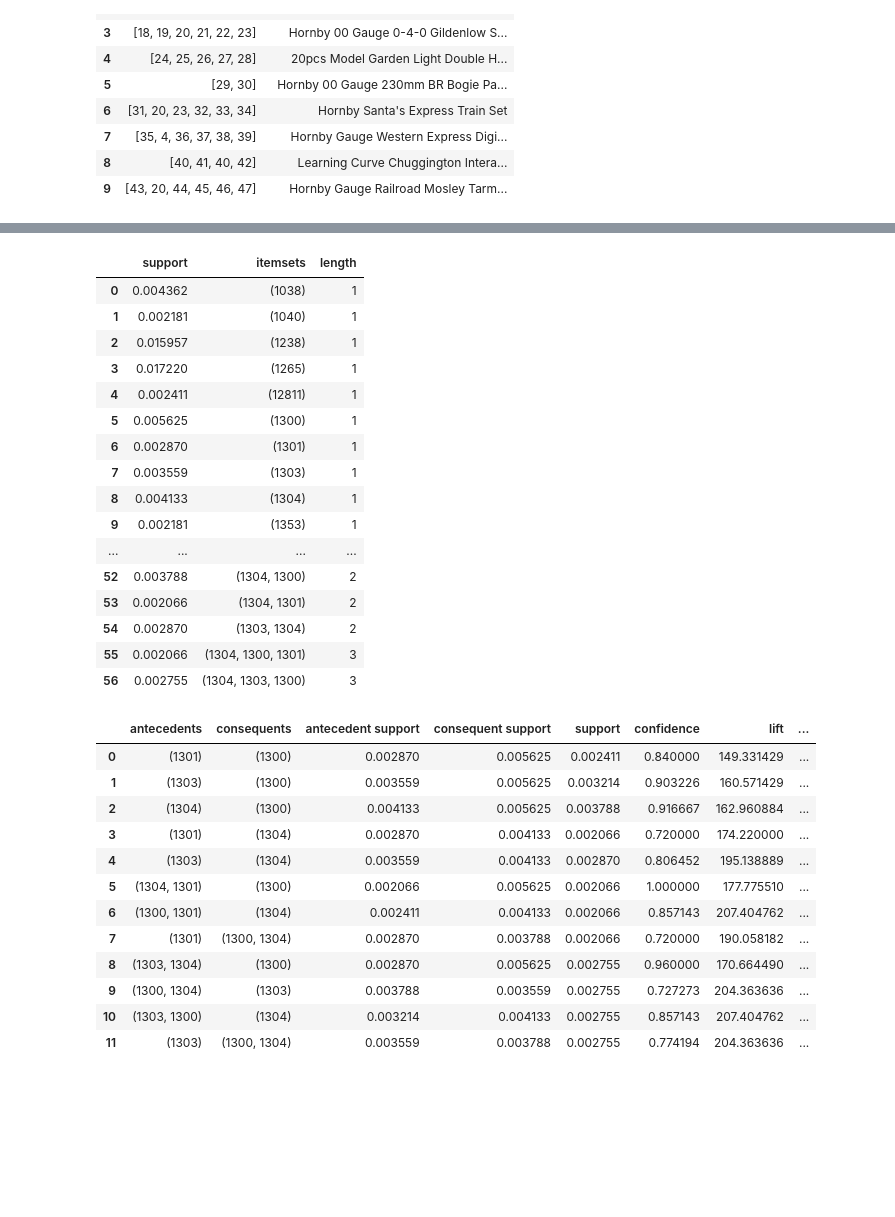
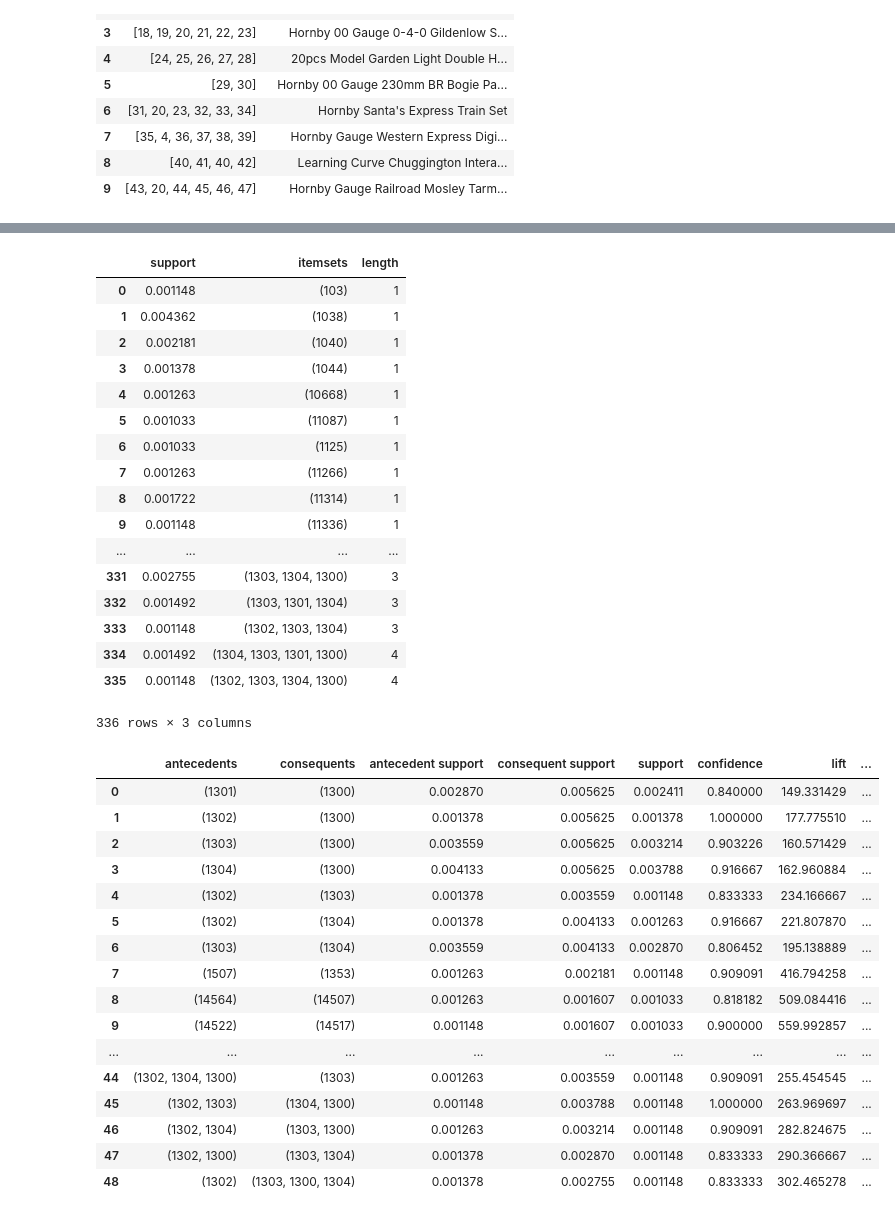
Before and after one commit to yeewearn/FIT3162-FYP, a Jupyter notebook: uniqueID_apriori.ipynb, the cells around one changed output, grey strips where cells are left out. Cells and saved outputs as stored; diff of their text form; code cells hidden in the pictures; blank space fills up the shorter version.

```diff
--- a/uniqueID_apriori.ipynb
+++ b/uniqueID_apriori.ipynb
@@ -177,42 +131,47 @@ convert = pd.SparseDataFrame(te_array, columns=te.columns_, default_fill_value=F
 convert
 
 # Apriori algorithm to obtain the frequent itemset
-fr_itemsets = apriori(convert, min_support=0.002, use_colnames= True)
+fr_itemsets = apriori(convert, min_support=0.001, use_colnames= True)
 fr_itemsets['length'] = fr_itemsets['itemsets'].apply(lambda x: len(x))
 fr_itemsets
 # %% [output]
 |  | support | itemsets | length |
-| 0 | 0.004362 | (1038) | 1 |
-| 1 | 0.002181 | (1040) | 1 |
-| 2 | 0.015957 | (1238) | 1 |
-| 3 | 0.017220 | (1265) | 1 |
-| 4 | 0.002411 | (12811) | 1 |
-| 5 | 0.005625 | (1300) | 1 |
-| 6 | 0.002870 | (1301) | 1 |
-| 7 | 0.003559 | (1303) | 1 |
-| 8 | 0.004133 | (1304) | 1 |
-| 9 | 0.002181 | (1353) | 1 |
+| 0 | 0.001148 | (103) | 1 |
+| 1 | 0.004362 | (1038) | 1 |
+| 2 | 0.002181 | (1040) | 1 |
+| 3 | 0.001378 | (1044) | 1 |
+| 4 | 0.001263 | (10668) | 1 |
+| 5 | 0.001033 | (11087) | 1 |
+| 6 | 0.001033 | (1125) | 1 |
+| 7 | 0.001263 | (11266) | 1 |
+| 8 | 0.001722 | (11314) | 1 |
+| 9 | 0.001148 | (11336) | 1 |
 | ... | ... | ... | ... |
-| 52 | 0.003788 | (1304, 1300) | 2 |
-| 53 | 0.002066 | (1304, 1301) | 2 |
-| 54 | 0.002870 | (1303, 1304) | 2 |
-| 55 | 0.002066 | (1304, 1300, 1301) | 3 |
-| 56 | 0.002755 | (1304, 1303, 1300) | 3 |
+| 331 | 0.002755 | (1303, 1304, 1300) | 3 |
+| 332 | 0.001492 | (1303, 1301, 1304) | 3 |
+| 333 | 0.001148 | (1302, 1303, 1304) | 3 |
+| 334 | 0.001492 | (1304, 1303, 1301, 1300) | 4 |
+| 335 | 0.001148 | (1302, 1303, 1304, 1300) | 4 |
+336 rows × 3 columns
 # %%
 # Obtain the rules that fulfills the min confidence
-rules = association_rules(fr_itemsets, metric="confidence", min_threshold = 0.7)
+rules = association_rules(fr_itemsets, metric="confidence", min_threshold = 0.8)
 rules
 # %% [output]
 |  | antecedents | consequents | antecedent support | consequent support | support | confidence | lift | ... |
 | 0 | (1301) | (1300) | 0.002870 | 0.005625 | 0.002411 | 0.840000 | 149.331429 | ... |
-| 1 | (1303) | (1300) | 0.003559 | 0.005625 | 0.003214 | 0.903226 | 160.571429 | ... |
-| 2 | (1304) | (1300) | 0.004133 | 0.005625 | 0.003788 | 0.916667 | 162.960884 | ... |
-| 3 | (1301) | (1304) | 0.002870 | 0.004133 | 0.002066 | 0.720000 | 174.220000 | ... |
-| 4 | (1303) | (1304) | 0.003559 | 0.004133 | 0.002870 | 0.806452 | 195.138889 | ... |
-| 5 | (1304, 1301) | (1300) | 0.002066 | 0.005625 | 0.002066 | 1.000000 | 177.775510 | ... |
-| 6 | (1300, 1301) | (1304) | 0.002411 | 0.004133 | 0.002066 | 0.857143 | 207.404762 | ... |
-| 7 | (1301) | (1300, 1304) | 0.002870 | 0.003788 | 0.002066 | 0.720000 | 190.058182 | ... |
-| 8 | (1303, 1304) | (1300) | 0.002870 | 0.005625 | 0.002755 | 0.960000 | 170.664490 | ... |
-| 9 | (1300, 1304) | (1303) | 0.003788 | 0.003559 | 0.002755 | 0.727273 | 204.363636 | ... |
-| 10 | (1303, 1300) | (1304) | 0.003214 | 0.004133 | 0.002755 | 0.857143 | 207.404762 | ... |
-| 11 | (1303) | (1300, 1304) | 0.003559 | 0.003788 | 0.002755 | 0.774194 | 204.363636 | ... |
+| 1 | (1302) | (1300) | 0.001378 | 0.005625 | 0.001378 | 1.000000 | 177.775510 | ... |
+| 2 | (1303) | (1300) | 0.003559 | 0.005625 | 0.003214 | 0.903226 | 160.571429 | ... |
+| 3 | (1304) | (1300) | 0.004133 | 0.005625 | 0.003788 | 0.916667 | 162.960884 | ... |
+| 4 | (1302) | (1303) | 0.001378 | 0.003559 | 0.001148 | 0.833333 | 234.166667 | ... |
+| 5 | (1302) | (1304) | 0.001378 | 0.004133 | 0.001263 | 0.916667 | 221.807870 | ... |
+| 6 | (1303) | (1304) | 0.003559 | 0.004133 | 0.002870 | 0.806452 | 195.138889 | ... |
+| 7 | (1507) | (1353) | 0.001263 | 0.002181 | 0.001148 | 0.909091 | 416.794258 | ... |
+| 8 | (14564) | (14507) | 0.001263 | 0.001607 | 0.001033 | 0.818182 | 509.084416 | ... |
+| 9 | (14522) | (14517) | 0.001148 | 0.001607 | 0.001033 | 0.900000 | 559.992857 | ... |
+| ... | ... | ... | ... | ... | ... | ... | ... | ... |
+| 44 | (1302, 1304, 1300) | (1303) | 0.001263 | 0.003559 | 0.001148 | 0.909091 | 255.454545 | ... |
+| 45 | (1302, 1303) | (1304, 1300) | 0.001148 | 0.003788 | 0.001148 | 1.000000 | 263.969697 | ... |
+| 46 | (1302, 1304) | (1303, 1300) | 0.001263 | 0.003214 | 0.001148 | 0.909091 | 282.824675 | ... |
+| 47 | (1302, 1300) | (1303, 1304) | 0.001378 | 0.002870 | 0.001148 | 0.833333 | 290.366667 | ... |
+| 48 | (1302) | (1303, 1300, 1304) | 0.001378 | 0.002755 | 0.001148 | 0.833333 | 302.465278 | ... |
```
Also changed, not shown: parts of 12 cells of this notebook.
